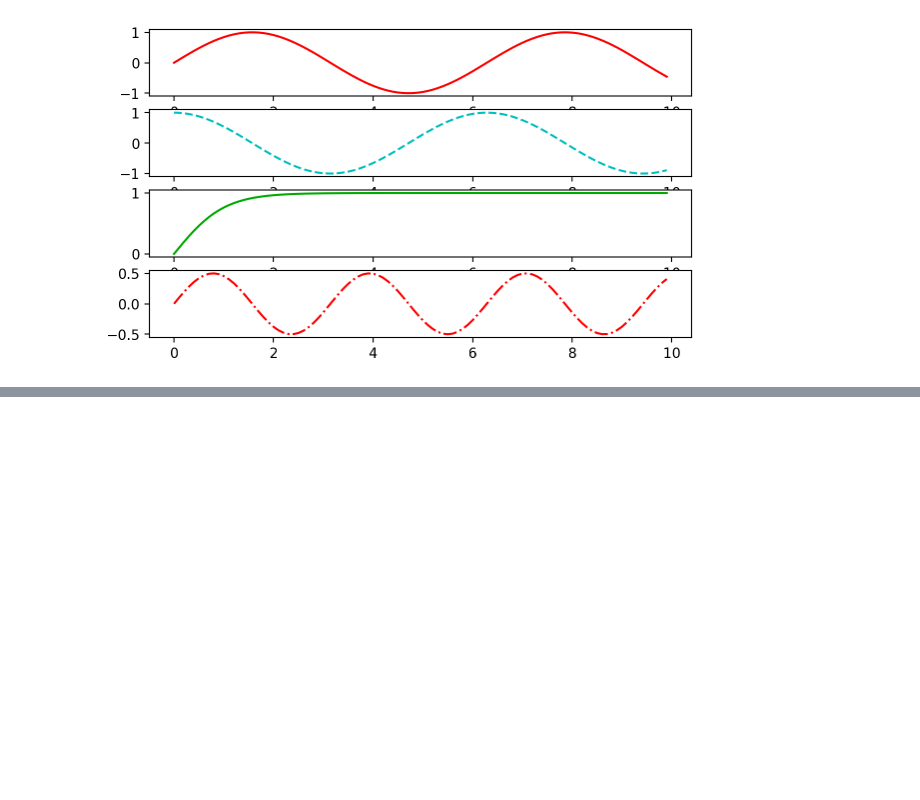
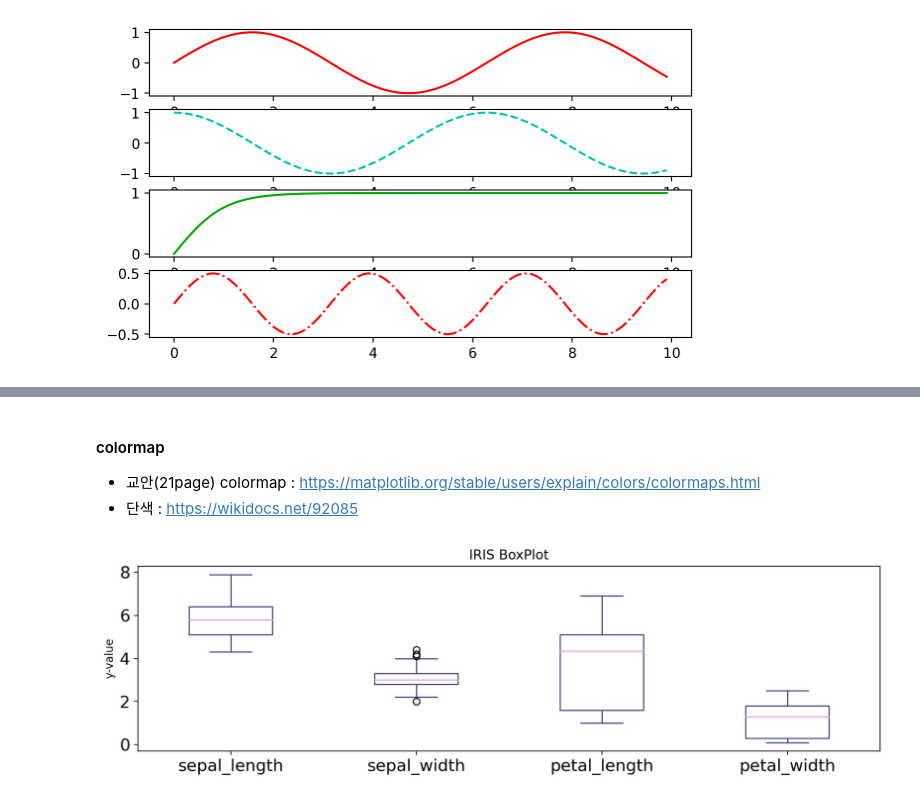
Before and after one commit to Hyo0806/ai, a Jupyter notebook: source/01_python/ch12_데이터시각화(1절matplolib).ipynb, the cells around one changed output, grey strips where cells are left out. Cells and saved outputs as stored; diff of their text form; code cells hidden in the pictures; blank space fills up the shorter version.

```diff
--- a/source/01_python/ch12_데이터시각화(1절matplolib).ipynb
+++ b/source/01_python/ch12_데이터시각화(1절matplolib).ipynb
@@ -158,0 +195,9 @@ for i, ax in enumerate(axes):
+# %% [markdown]
+#### colormap
+- 교안(21page) colormap : https://matplotlib.org/stable/users/explain/colors/colormaps.html
+- 단색 : https://wikidocs.net/92085
+# %%
+iris.plot(kind='box', figsize=(12,3), title='IRIS BoxPlot', ylabel='y-value', fontsize=15, colormap='tab20b')
+plt.show()
+# %% [output]
+[figure, added]
```
Also changed, not shown: parts of 37 cells of this notebook, 3 other files.
